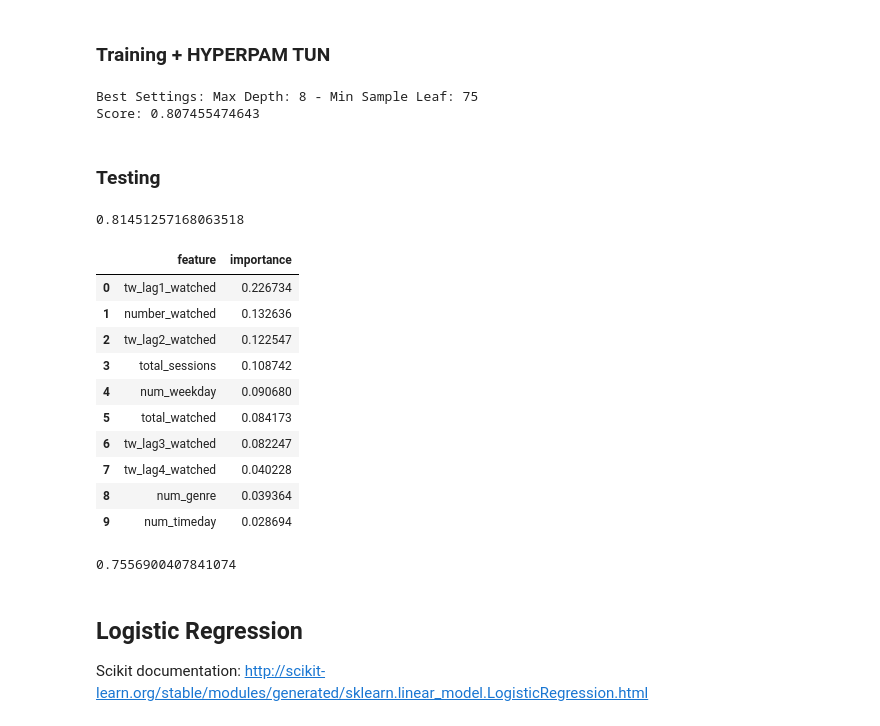
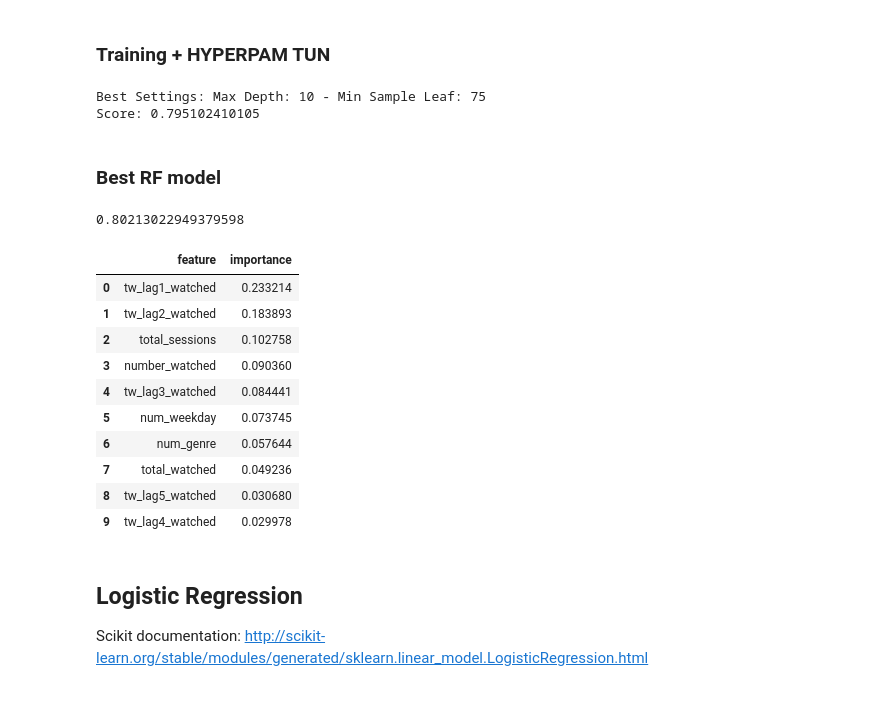
Before and after one commit to bbc/datalab-ml-training, a Jupyter notebook: iPlayerForecast_course3.ipynb, the cells around one changed output. Cells and saved outputs as stored; diff of their text form; code cells hidden in the pictures.

Commit message:
change train and test

```diff
--- a/iPlayerForecast_course3.ipynb
+++ b/iPlayerForecast_course3.ipynb
@@ -53,12 +64,11 @@ import pandas as pd
 import numpy as np
 import itertools
 # %%
-# We put both training target arrays (regression and classification) in the same txt file
+# We put both target arrays (regression and classification) in the same txt file
 # As both target arrays have the same size we just need to split it it two
-# and get the right part for the prediction task
-target_training = np.split(np.loadtxt('target_training'), 2)[1].flatten()
-features_training = pd.read_csv('features_training.csv')
+# and get the correct part for the prediction task
+target = np.split(np.loadtxt('target.txt'), 2)[1].flatten()
+features = pd.read_csv('features.csv')
 
-# Same for test data
-target_test = np.split(np.loadtxt('target_test'), 2)[1].flatten()
-features_test = pd.read_csv('features_test.csv')
+# User id as index
+features = features.set_index('user_id')
@@ -108,8 +129,8 @@ best_param=[0,0]
 for c in itertools.product(param_max_depth,param_min_leaf):
     treeclass=tree.DecisionTreeClassifier(max_depth=c[0],min_samples_leaf=c[1])
     scores=cross_val_score(treeclass,
-                           features_training,
-                           target_training,
+                           features,
+                           target,
                            scoring='accuracy')
     if np.mean(scores)>best_score:
         best_score=np.mean(scores)
@@ -180,8 +195,8 @@ for c in itertools.product(param_max_depth,param_min_leaf):
     forrestclass=RandomForestClassifier(n_estimators=200,
                                         max_depth=c[0],min_samples_leaf=c[1])
     scores=cross_val_score(forrestclass,
-                           features_training,
-                           target_training,
+                           features,
+                           target,
                            scoring='accuracy')
     if np.mean(scores)>best_score:
         best_score=np.mean(scores)
@@ -191,35 +206,35 @@ for c in itertools.product(param_max_depth,param_min_leaf):
 print('Best Settings: Max Depth:',best_param[0], '- Min Sample Leaf:',best_param[1])
 print('Score:', best_score)
 # %% [output]
-Best Settings: Max Depth: 8 - Min Sample Leaf: 75
-Score: 0.807455474643
+Best Settings: Max Depth: 10 - Min Sample Leaf: 75
+Score: 0.795102410105
-# %% [markdown]
-### Testing
+# %% [markdown]
+### Best RF model
 # %%
 # Let's keep our best model (hyperparameters tuned)
 forrestclass=RandomForestClassifier(n_estimators=200,
                                     max_depth=best_param[0],
                                     min_samples_leaf=best_param[1])
-mod2=forrestclass.fit(features_training,target_training)
+mod2=forrestclass.fit(features,target)
 # %%
-mod2.score(features_training,target_training)
+mod2.score(features,target)
 # %% [output]
-0.81451257168063518
+0.80213022949379598
 # %%
 feature_imp2=pd.DataFrame(
-    {'feature': list(features_training.columns),
+    {'feature': list(features.columns),
      'importance': list(mod2.feature_importances_)
     })
 feature_imp2.sort_values(by='importance', ascending=False).reset_index(drop=True).head(10)
 # %% [output]
 |  | feature | importance |
-| 0 | tw_lag1_watched | 0.226734 |
-| 1 | number_watched | 0.132636 |
-| 2 | tw_lag2_watched | 0.122547 |
-| 3 | total_sessions | 0.108742 |
-| 4 | num_weekday | 0.090680 |
-| 5 | total_watched | 0.084173 |
-| 6 | tw_lag3_watched | 0.082247 |
-| 7 | tw_lag4_watched | 0.040228 |
-| 8 | num_genre | 0.039364 |
-| 9 | num_timeday | 0.028694 |
+| 0 | tw_lag1_watched | 0.233214 |
+| 1 | tw_lag2_watched | 0.183893 |
+| 2 | total_sessions | 0.102758 |
+| 3 | number_watched | 0.090360 |
+| 4 | tw_lag3_watched | 0.084441 |
+| 5 | num_weekday | 0.073745 |
+| 6 | num_genre | 0.057644 |
+| 7 | total_watched | 0.049236 |
+| 8 | tw_lag5_watched | 0.030680 |
+| 9 | tw_lag4_watched | 0.029978 |
@@ -228,7 +241,3 @@ pred2=mod2.predict(features_test)
-# %%
-accuracy_score(target_test, pred2)
-# %% [output]
-0.7556900407841074
 # %% [markdown]
 ## Logistic Regression
 
```
Also changed, not shown: parts of 31 cells of this notebook, 2 other files.
